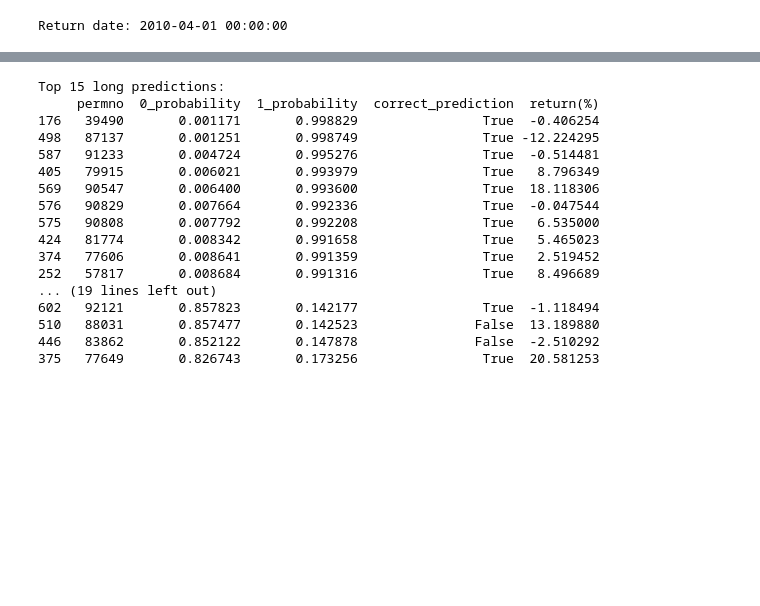
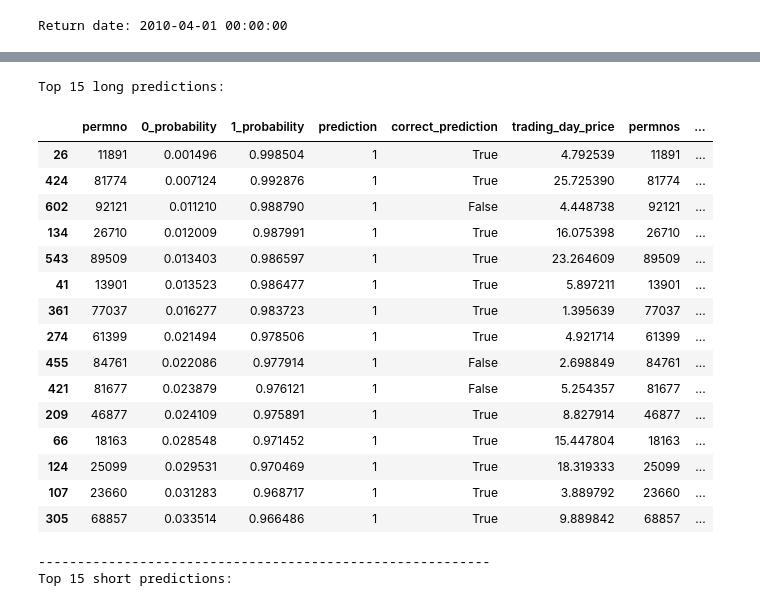
Before and after one commit to NotFrancee/bsic_hephaestus_paper, a Jupyter notebook: src/xgboost/xgboost_performance.ipynb, the cells around one changed output, grey strips where cells are left out. Cells and saved outputs as stored; diff of their text form; code cells hidden in the pictures; blank space fills up the shorter version.

Commit message:
updated with new dataset

```diff
--- a/src/xgboost/xgboost_performance.ipynb
+++ b/src/xgboost/xgboost_performance.ipynb
@@ -8,12 +8,15 @@ import xgboost as xgb
 import pickle
 # %%
 # import data
-data = pd.read_csv('../../data/datasetlabel.csv')
+data = pd.read_csv('../../data/definitive_dataset.csv')
 data['date'] = pd.to_datetime(data['date'])
 
 # load selected features with pickle
 with open('../../data/selected_features.pkl', 'rb') as f:
     selected_features = pickle.load(f)
+
+price_data = pd.read_csv('../../data/non_diff_adjusted_price_data.csv')
+price_data['date'] = pd.to_datetime(price_data['date'])
 # %%
 start_date = pd.to_datetime('2008-01-01')
 end_date = start_date + pd.DateOffset(years=2) - pd.DateOffset(days=91)
@@ -65,14 +69,25 @@ while return_date not in dates:
 
 print(f'Return date: {return_date}')
 
-X_return_mask = data['date'] == return_date
+X_return_mask = price_data['date'] == return_date
+X_prediction_mask = price_data['date'] == first_trading_date
 
 # calculate 90 days return
-trading_day_price = data[X_prediction_mask]['prc'].copy()
-return_day_price = data[X_return_mask]['prc'].copy()
-permnos_return = data[X_return_mask]['permno'].copy()
+trading_day_price = price_data[X_prediction_mask][['permno', 'prc_adj']].copy()
+return_day_price = price_data[X_return_mask]['prc_adj'].copy()
+permnos_return = price_data[X_return_mask]['permno'].copy()
 # %% [output]
 Return date: 2010-04-01 00:00:00
+# %%
+predictions_df = pd.DataFrame({
+    'permno': permnos_first_trading_day,
+    '0_probability': y_pred_proba[:, 0],
+    '1_probability': y_pred_proba[:, 1],
+    'prediction': y_pred,
+    'correct_prediction': correct_prediction
+})
+trading_day_price.rename(columns={'prc_adj': 'trading_day_price'}, inplace=True)
+predictions_df = pd.merge(predictions_df, trading_day_price, left_on='permno', right_on='permno', how='inner')
 # %%
 # find the predictions
 y_pred_proba = model.predict_proba(X_prediction)
@@ -87,9 +102,10 @@ predictions_df = pd.DataFrame({
     '0_probability': y_pred_proba[:, 0],
     '1_probability': y_pred_proba[:, 1],
     'prediction': y_pred,
-    'correct_prediction': correct_prediction,
-    'trading_day_price': trading_day_price,
+    'correct_prediction': correct_prediction
 })
+trading_day_price.rename(columns={'prc_adj': 'trading_day_price'}, inplace=True)
+predictions_df = pd.merge(predictions_df, trading_day_price, left_on='permno', right_on='permno', how='inner')
 
 return_price_df = pd.DataFrame({
     'permnos': permnos_return,
@@ -104,31 +138,33 @@ merged_df['return(%)'] = (merged_df['price_return'] / merged_df['trading_day_pri
 # %%
 n = 15
 # find the n argmin and argmax
 top_n = merged_df['1_probability'].nlargest(n)
 bottom_n = merged_df['1_probability'].nsmallest(n)
 
-features_to_print = ['permno','0_probability', '1_probability', 'correct_prediction', 'return(%)']
+#features_to_print = ['permno','0_probability', '1_probability', 'correct_prediction', 'return(%)']
 
 print(f'Top {n} long predictions:')
-print(merged_df.loc[top_n.index][features_to_print])
+display(merged_df.loc[top_n.index])#[features_to_print])
 print('-'*58)
 print(f'Top {n} short predictions:')
-print(merged_df.loc[bottom_n.index][features_to_print])
+display(merged_df.loc[bottom_n.index])#[features_to_print])
 # %% [output]
 Top 15 long predictions:
-     permno  0_probability  1_probability  correct_prediction  return(%)
-176   39490       0.001171       0.998829                True  -0.406254
-498   87137       0.001251       0.998749                True -12.224295
-587   91233       0.004724       0.995276                True  -0.514481
-405   79915       0.006021       0.993979                True   8.796349
-569   90547       0.006400       0.993600                True  18.118306
-576   90829       0.007664       0.992336                True  -0.047544
-575   90808       0.007792       0.992208                True   6.535000
-424   81774       0.008342       0.991658                True   5.465023
-374   77606       0.008641       0.991359                True   2.519452
-252   57817       0.008684       0.991316                True   8.496689
-... (19 lines left out)
-602   92121       0.857823       0.142177                True  -1.118494
-510   88031       0.857477       0.142523               False  13.189880
-446   83862       0.852122       0.147878               False  -2.510292
-375   77649       0.826743       0.173256                True  20.581253
+|  | permno | 0_probability | 1_probability | prediction | correct_prediction | trading_day_price | permnos | ... |
+| 26 | 11891 | 0.001496 | 0.998504 | 1 | True | 4.792539 | 11891 | ... |
+| 424 | 81774 | 0.007124 | 0.992876 | 1 | True | 25.725390 | 81774 | ... |
+| 602 | 92121 | 0.011210 | 0.988790 | 1 | False | 4.448738 | 92121 | ... |
+| 134 | 26710 | 0.012009 | 0.987991 | 1 | True | 16.075398 | 26710 | ... |
+| 543 | 89509 | 0.013403 | 0.986597 | 1 | True | 23.264609 | 89509 | ... |
+| 41 | 13901 | 0.013523 | 0.986477 | 1 | True | 5.897211 | 13901 | ... |
+| 361 | 77037 | 0.016277 | 0.983723 | 1 | True | 1.395639 | 77037 | ... |
+| 274 | 61399 | 0.021494 | 0.978506 | 1 | True | 4.921714 | 61399 | ... |
+| 455 | 84761 | 0.022086 | 0.977914 | 1 | False | 2.698849 | 84761 | ... |
+| 421 | 81677 | 0.023879 | 0.976121 | 1 | False | 5.254357 | 81677 | ... |
+| 209 | 46877 | 0.024109 | 0.975891 | 1 | True | 8.827914 | 46877 | ... |
+| 66 | 18163 | 0.028548 | 0.971452 | 1 | True | 15.447804 | 18163 | ... |
+| 124 | 25099 | 0.029531 | 0.970469 | 1 | True | 18.319333 | 25099 | ... |
+| 107 | 23660 | 0.031283 | 0.968717 | 1 | True | 3.889792 | 23660 | ... |
+| 305 | 68857 | 0.033514 | 0.966486 | 1 | True | 9.889842 | 68857 | ... |
+----------------------------------------------------------
+Top 15 short predictions:
```
Also changed, not shown: parts of 6 cells of this notebook.
